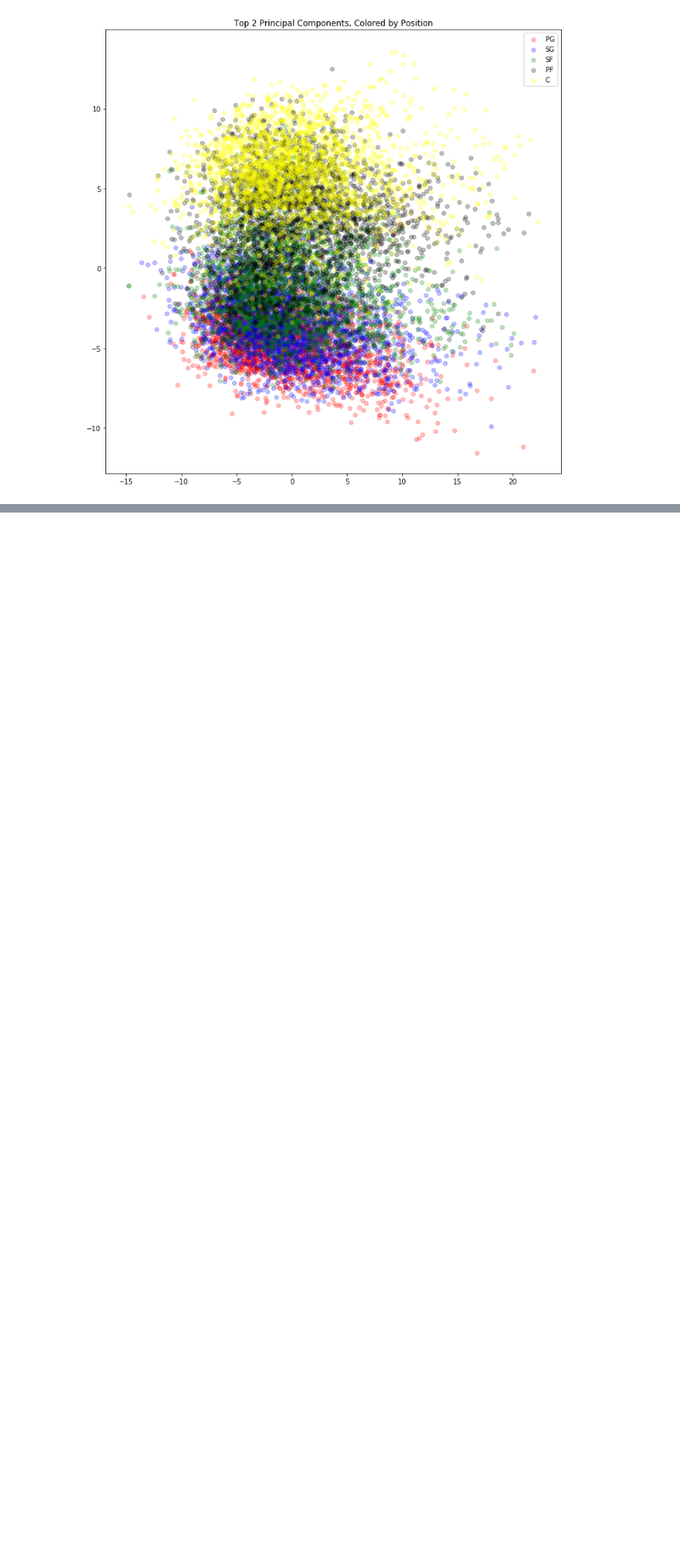
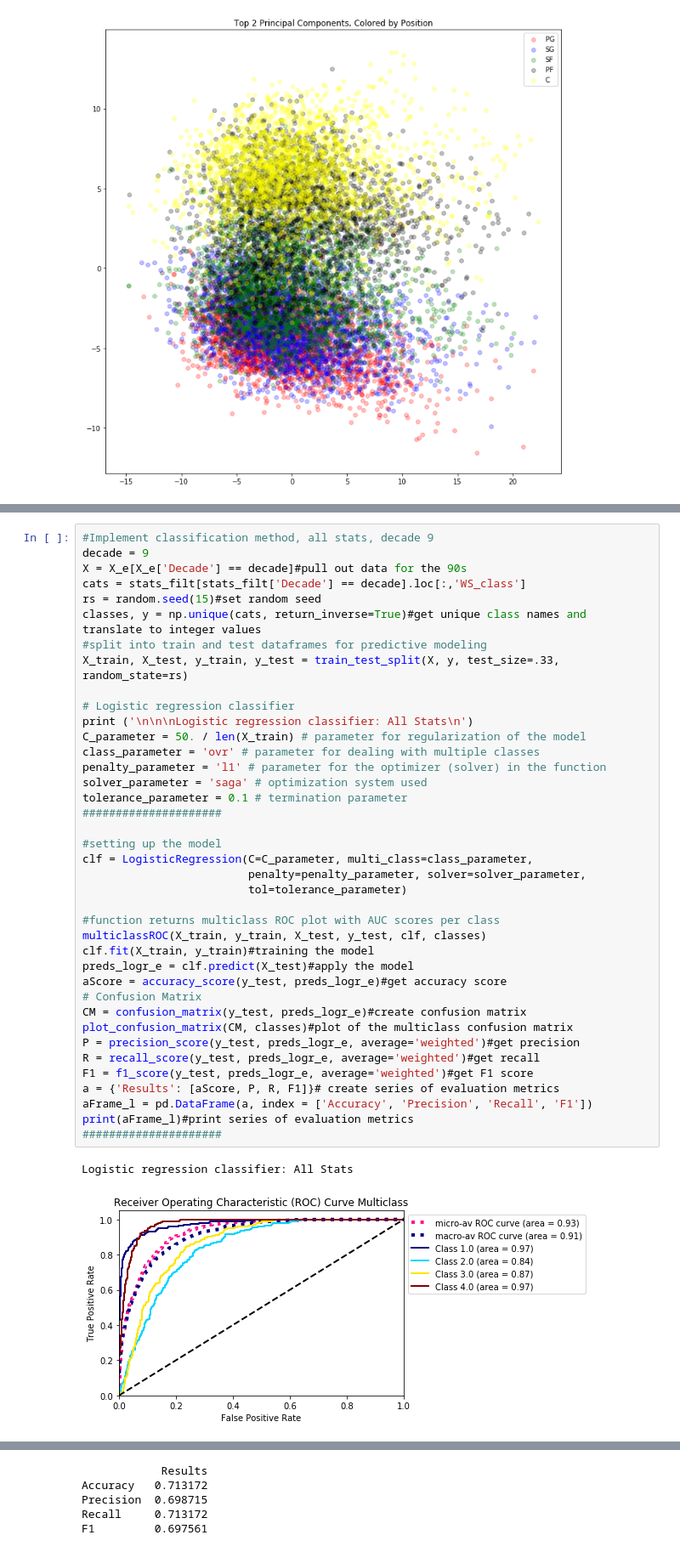
Before and after one commit to burnhamdr/NBA-Decade-Comparison, a Jupyter notebook: NBAstatsExploration.ipynb, the cells around one changed output, grey strips where cells are left out. Shown at 85% size. Drawn from its saved outputs; the diff is of its cells as text; blank space fills up the shorter version.

Commit message:
WS classification prediction logistic regression

```diff
--- a/NBAstatsExploration.ipynb
+++ b/NBAstatsExploration.ipynb
@@ -261,0 +462,42 @@ Progress 96.7%
+# %%
+#Implement classification method, all stats, decade 9
+decade = 9
+X = X_e[X_e['Decade'] == decade]#pull out data for the 90s
+cats = stats_filt[stats_filt['Decade'] == decade].loc[:,'WS_class']
+rs = random.seed(15)#set random seed
+classes, y = np.unique(cats, return_inverse=True)#get unique class names and translate to integer values
+#split into train and test dataframes for predictive modeling
+X_train, X_test, y_train, y_test = train_test_split(X, y, test_size=.33, random_state=rs)
+
+# Logistic regression classifier
+print ('\n\n\nLogistic regression classifier: All Stats\n')
+C_parameter = 50. / len(X_train) # parameter for regularization of the model
+class_parameter = 'ovr' # parameter for dealing with multiple classes
+penalty_parameter = 'l1' # parameter for the optimizer (solver) in the function
+solver_parameter = 'saga' # optimization system used
+tolerance_parameter = 0.1 # termination parameter
+#####################
+
+#setting up the model
+clf = LogisticRegression(C=C_parameter, multi_class=class_parameter,
+                         penalty=penalty_parameter, solver=solver_parameter,
+                         tol=tolerance_parameter)
+
+#function returns multiclass ROC plot with AUC scores per class
+multiclassROC(X_train, y_train, X_test, y_test, clf, classes)
+clf.fit(X_train, y_train)#training the model
+preds_logr_e = clf.predict(X_test)#apply the model
+aScore = accuracy_score(y_test, preds_logr_e)#get accuracy score
+# Confusion Matrix
+CM = confusion_matrix(y_test, preds_logr_e)#create confusion matrix
+plot_confusion_matrix(CM, classes)#plot of the multiclass confusion matrix
+P = precision_score(y_test, preds_logr_e, average='weighted')#get precision
+R = recall_score(y_test, preds_logr_e, average='weighted')#get recall
+F1 = f1_score(y_test, preds_logr_e, average='weighted')#get F1 score
+a = {'Results': [aScore, P, R, F1]}# create series of evaluation metrics
+aFrame_l = pd.DataFrame(a, index = ['Accuracy', 'Precision', 'Recall', 'F1'])
+print(aFrame_l)#print series of evaluation metrics
+#####################
+# %% [output]
+Logistic regression classifier: All Stats
+[figure, added]
@@ -261,0 +505,5 @@ Progress 96.7%
+            Results
+Accuracy   0.713172
+Precision  0.698715
+Recall     0.713172
+F1         0.697561
```
Also changed, not shown: parts of 13 cells of this notebook.
